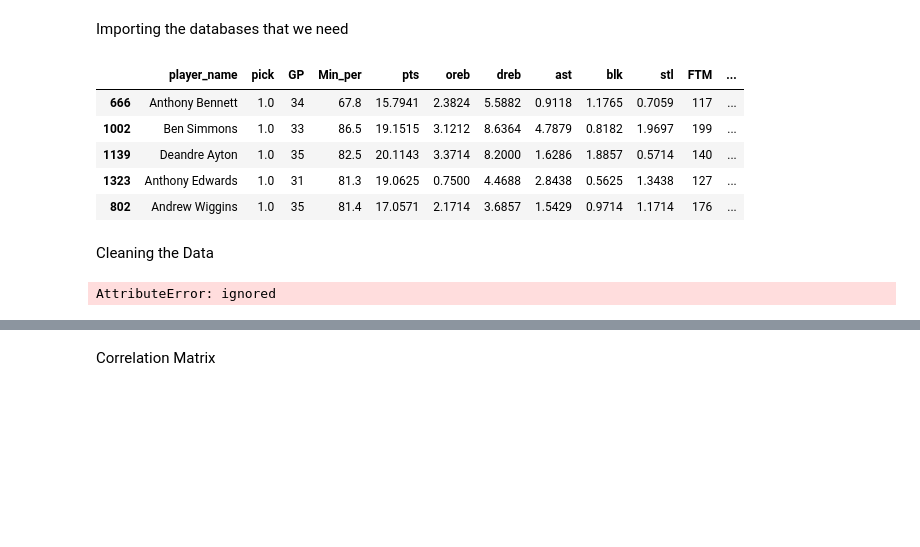
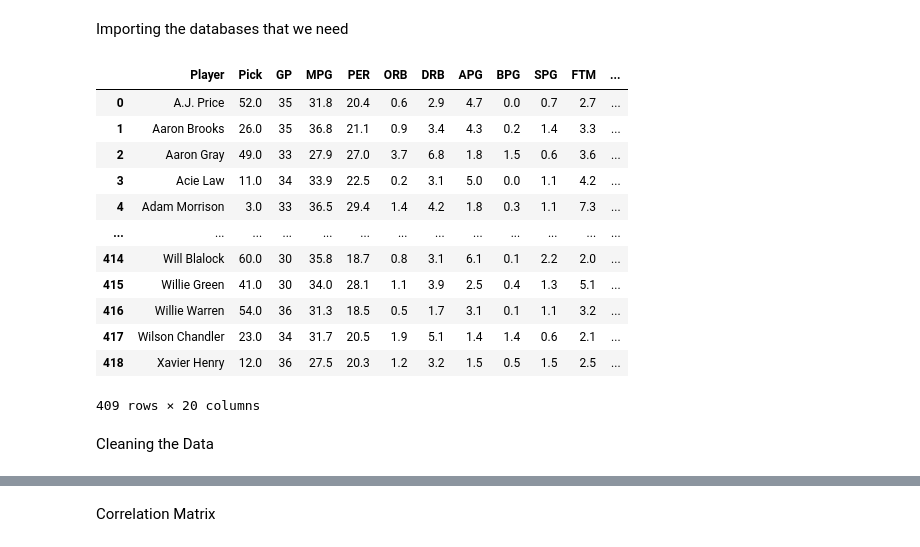
Before and after one commit to hunnain-atif/SYDE522-Final, a Jupyter notebook: SYDE522_Final_Project.ipynb, the cells around one changed output, grey strips where cells are left out. Saved outputs shown, nothing was run; the diff lists cells and outputs as text; code cells hidden in the pictures; blank space fills up the shorter version.

```diff
--- a/SYDE522_Final_Project.ipynb
+++ b/SYDE522_Final_Project.ipynb
@@ -4,67 +5,45 @@ import matplotlib.pyplot as plt
 # %% [markdown]
 Importing the databases that we need
 # %%
-# loading in statistics for college players from 2009 to 2021
-college_stats = pd.read_csv('CollegeBasketballPlayers2009-2021.csv')
+# loading in statistics for college players
+college_stats = pd.read_csv('all_college_data.csv')
 
-# removing college players that were not drafted, i.e. have no draft pick number
-college_stats = college_stats[college_stats['pick'].notna()]
+# removing college players that were not drafted and don't have advanced stats
+college_stats = college_stats[college_stats['Pick'].notna()]
+college_stats = college_stats.dropna(subset = ['PER'])
 
 # dropping all the coloumns that are not going to be used in estimation
-cols = ['player_name', 'pick', 'GP', 'Min_per', 'pts', 'oreb', 'dreb', 'ast', 'blk', 'stl', 'FTM', 'FT_per', 'TPM', 'TP_per', 'TS_per', 'TO_per', 'ast/tov', 'Ortg', 'drtg']
+cols = ['Player', 'Pick', 'GP', 'MPG', 'PER', 'ORB', 'DRB', 'APG', 'BPG', 'SPG', 'FTM', 'FT%', '3PM', '3P%', 'TS%', 'TOV', 'eFG%', 'ORtg', 'DRtg']
 college_stats = college_stats[cols]
 
-# loading in career stats for NBA - ends with the 2021 nba season
-# WS from 2021-2022 and 2022-2023 season not included
+# loading in career stats for NBA
 nba_stats = pd.read_csv('draft-data-20-years.csv')
 
 # removing all columns except win share which is our target
 nba_stats = nba_stats[['Player', 'WS']]
 
 # joining college stats on player Name to add target of WS
-college_stats = college_stats.merge(nba_stats, left_on='player_name', right_on='Player')
-college_stats = college_stats.drop(columns=['Player'])
+data = college_stats.set_index('Player').join(nba_stats.set_index('Player'))
+data.reset_index(inplace=True)
 
-# sorting df by draft pick for easier visualiztion and validation
-data = college_stats.sort_values(by='pick')
 
 # making sure we have a WS for every player in our data set, remove those who don't
 data = data[data['WS'].notna()]
-data = data.drop_duplicates(subset=['player_name'], keep='last')
 
-data.head() # total 558 players to work with
+data
 # %% [output]
-|  | player_name | pick | GP | Min_per | pts | oreb | dreb | ast | blk | stl | FTM | ... |
-| 666 | Anthony Bennett | 1.0 | 34 | 67.8 | 15.7941 | 2.3824 | 5.5882 | 0.9118 | 1.1765 | 0.7059 | 117 | ... |
-| 1002 | Ben Simmons | 1.0 | 33 | 86.5 | 19.1515 | 3.1212 | 8.6364 | 4.7879 | 0.8182 | 1.9697 | 199 | ... |
-| 1139 | Deandre Ayton | 1.0 | 35 | 82.5 | 20.1143 | 3.3714 | 8.2000 | 1.6286 | 1.8857 | 0.5714 | 140 | ... |
-| 1323 | Anthony Edwards | 1.0 | 31 | 81.3 | 19.0625 | 0.7500 | 4.4688 | 2.8438 | 0.5625 | 1.3438 | 127 | ... |
-| 802 | Andrew Wiggins | 1.0 | 35 | 81.4 | 17.0571 | 2.1714 | 3.6857 | 1.5429 | 0.9714 | 1.1714 | 176 | ... |
+|  | Player | Pick | GP | MPG | PER | ORB | DRB | APG | BPG | SPG | FTM | ... |
+| 0 | A.J. Price | 52.0 | 35 | 31.8 | 20.4 | 0.6 | 2.9 | 4.7 | 0.0 | 0.7 | 2.7 | ... |
+| 1 | Aaron Brooks | 26.0 | 35 | 36.8 | 21.1 | 0.9 | 3.4 | 4.3 | 0.2 | 1.4 | 3.3 | ... |
+| 2 | Aaron Gray | 49.0 | 33 | 27.9 | 27.0 | 3.7 | 6.8 | 1.8 | 1.5 | 0.6 | 3.6 | ... |
+| 3 | Acie Law | 11.0 | 34 | 33.9 | 22.5 | 0.2 | 3.1 | 5.0 | 0.0 | 1.1 | 4.2 | ... |
+| 4 | Adam Morrison | 3.0 | 33 | 36.5 | 29.4 | 1.4 | 4.2 | 1.8 | 0.3 | 1.1 | 7.3 | ... |
+| ... | ... | ... | ... | ... | ... | ... | ... | ... | ... | ... | ... | ... |
+| 414 | Will Blalock | 60.0 | 30 | 35.8 | 18.7 | 0.8 | 3.1 | 6.1 | 0.1 | 2.2 | 2.0 | ... |
+| 415 | Willie Green | 41.0 | 30 | 34.0 | 28.1 | 1.1 | 3.9 | 2.5 | 0.4 | 1.3 | 5.1 | ... |
+| 416 | Willie Warren | 54.0 | 36 | 31.3 | 18.5 | 0.5 | 1.7 | 3.1 | 0.1 | 1.1 | 3.2 | ... |
+| 417 | Wilson Chandler | 23.0 | 34 | 31.7 | 20.5 | 1.9 | 5.1 | 1.4 | 1.4 | 0.6 | 2.1 | ... |
+| 418 | Xavier Henry | 12.0 | 36 | 27.5 | 20.3 | 1.2 | 3.2 | 1.5 | 0.5 | 1.5 | 2.5 | ... |
+409 rows × 20 columns
 # %% [markdown]
 Cleaning the Data
-# %%
-# filling in means for NaN values in stats
-# not many NaN values, because we are taking drafted (i.e. high value players, which typically have complete statistics)
-
-# we do not do this for picks over WS cause we already filter out NaN values for them
-data.GP = data.GP.fillna(data.GP.mean())
-data.Min_per = data.Min_per.fillna(data.Min_per.mean())
-data.pts = data.pts.fillna(data.pts.mean())
-data.oreb = data.oreb.fillna(data.oreb.mean())
-data.dreb = data.dreb.fillna(data.dreb.mean())
-data.ast = data.ast.fillna(data.ast.mean())
-data.blk = data.blk.fillna(data.blk.mean())
-data.stl = data.stl.fillna(data.stl.mean())
-data.FTM = data.FTM.fillna(data.FTM.mean())
-data.FT_per = data.FT_per.fillna(data.FT_per.mean())
-data.TPM = data.TPM.fillna(data.TPM.mean())
-data.TP_per = data.TP_per.fillna(data.TP_per.mean())
-data.TS_per = data.TS_per.fillna(data.TS_per.mean())
-data.TO_per = data.TO_per.fillna(data.TO_per.mean())
-data['ast/tov'] = data['ast/tov'].fillna(data['ast/tov'].mean())
-data.Ortg = data.Ortg.fillna(data.Ortg.mean())
-data.drtg = data.drtg.fillna(data.drtg.mean())
-
-data.head() # cleaned data
-# %% [output]
-AttributeError: ignored
```
Also changed, not shown: parts of 8 cells of this notebook, 2 other files.
